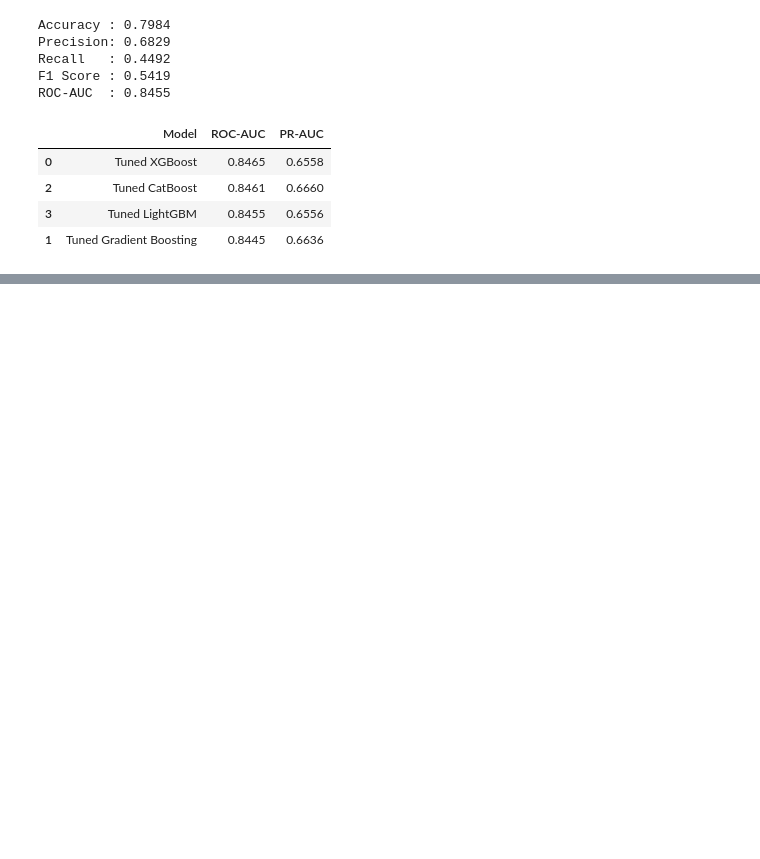
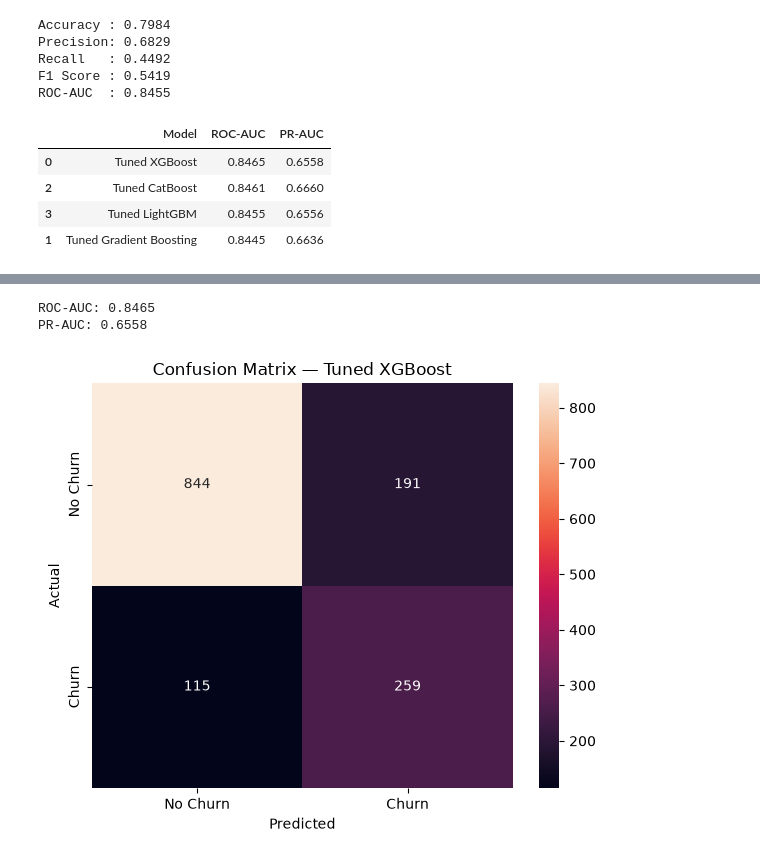
Before and after one commit to Sushil-Meher/ChurnSense, a Jupyter notebook: notebooks/01_churn_prediction.ipynb, the cells around one changed output, grey strips where cells are left out. Drawn from its saved outputs; the diff is of its cells as text; code cells hidden in the pictures; blank space fills up the shorter version.

```diff
--- a/notebooks/01_churn_prediction.ipynb
+++ b/notebooks/01_churn_prediction.ipynb
@@ -1529,0 +1672,6 @@ tuned_results_df.sort_values(
+# %%
+y_test_prob = final_xgb.predict_proba(X_test)[:, 1]
+# %%
+y_test_pred = (
+    y_test_prob >= best_threshold
+).astype(int)
@@ -1529,0 +1695,49 @@ tuned_results_df.sort_values(
+# %%
+print(
+    "ROC-AUC:",
+    round(
+        roc_auc_score(
+            y_test,
+            y_test_prob
+        ),
+        4
+    )
+)
+
+print(
+    "PR-AUC:",
+    round(
+        average_precision_score(
+            y_test,
+            y_test_prob
+        ),
+        4
+    )
+)
+# %% [output]
+ROC-AUC: 0.8465
+PR-AUC: 0.6558
+# %%
+cm = confusion_matrix(
+    y_test,
+    y_test_pred
+)
+
+plt.figure(figsize=(6, 5))
+
+sns.heatmap(
+    cm,
+    annot=True,
+    fmt="d",
+    xticklabels=["No Churn", "Churn"],
+    yticklabels=["No Churn", "Churn"]
+)
+
+plt.xlabel("Predicted")
+plt.ylabel("Actual")
+plt.title("Confusion Matrix — Tuned XGBoost")
+
+plt.tight_layout()
+plt.show()
+# %% [output]
+[figure, added]
```
Also changed, not shown: parts of 27 cells of this notebook, 4 other files.
